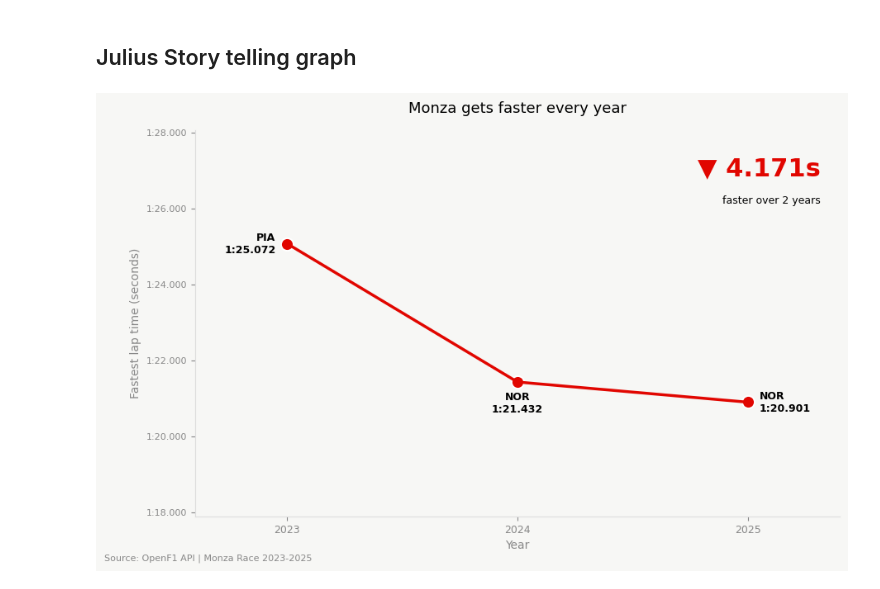
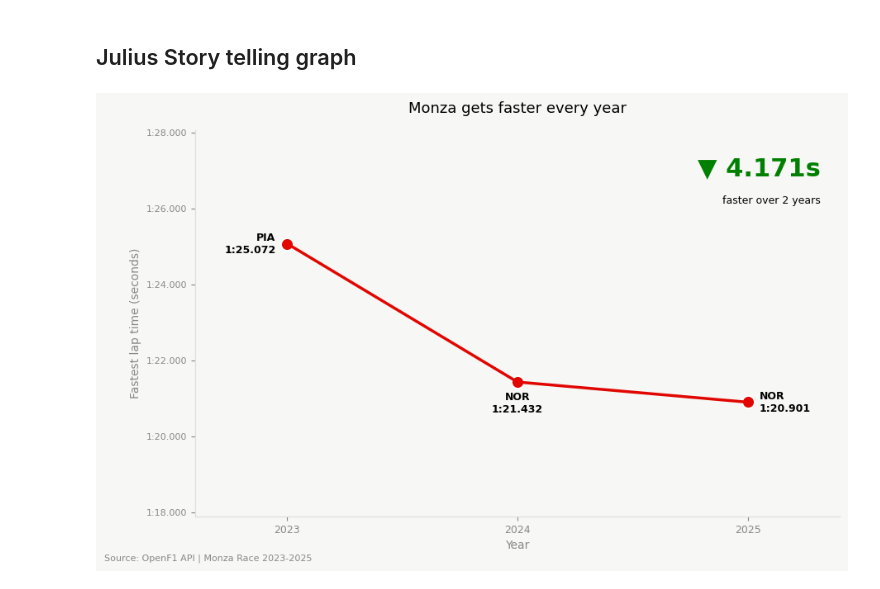
Before and after one commit to Skoga02/f1_data_visualization, a Jupyter notebook: eda_notebooks/julius_eda.ipynb, the cells around one changed output. Saved outputs shown, nothing was run; the diff lists cells and outputs as text; code cells hidden in the pictures.

Commit message:
changed color

```diff
--- a/eda_notebooks/julius_eda.ipynb
+++ b/eda_notebooks/julius_eda.ipynb
@@ -552,7 +552,7 @@ for idx, (_, row) in enumerate(yearly_fastest.iterrows()):
         ax.text(row["year"] - 0.05, row["fastest_lap"], label,
                 ha="right", va="center", fontsize=9, fontweight="bold")
     elif idx == n - 1:
-        # Flyttad närmare punkten
+
         ax.text(row["year"] + 0.05, row["fastest_lap"], label,
                 ha="left", va="center", fontsize=9, fontweight="bold")
     else:
@@ -562,7 +562,7 @@ for idx, (_, row) in enumerate(yearly_fastest.iterrows()):
 diff = yearly_fastest["fastest_lap"].iloc[0] - yearly_fastest["fastest_lap"].iloc[-1]
 
 ax.text(0.97, 0.93, f"▼ {diff:.3f}s", transform=ax.transAxes,
-        color="#E10600", fontsize=22, fontweight="bold", ha="right", va="top")
+        color="green", fontsize=22, fontweight="bold", ha="right", va="top")
 
 ax.text(0.97, 0.83, f"faster over {n - 1} years", transform=ax.transAxes,
         color="black", fontsize=9, ha="right", va="top")
@@ -573,31 +573,31 @@ ax.set_xlabel("Year", color="#888888")
 ax.set_ylabel("Fastest lap time (seconds)", color="#888888")
 ax.set_xticks(yearly_fastest["year"])
 
 # Årtal samma färg som y-axelns tider
 ax.tick_params(axis="x", colors="#888888", labelsize=9)
 ax.tick_params(axis="y", colors="#888888", labelsize=8)
 
 ax.yaxis.set_major_formatter(FuncFormatter(
     lambda t, _: format_laptime(t) if t > 60 else f"{t:.1f}"
 ))
 
 ax.spines["top"].set_visible(False)
 ax.spines["right"].set_visible(False)
 ax.spines["bottom"].set_color("#dddddd")
 ax.spines["left"].set_color("#dddddd")
 ax.set_ylim(yearly_fastest["fastest_lap"].min() - 3,
             yearly_fastest["fastest_lap"].max() + 3)
 
 # Sista punktens label behöver lite extra högermarginall
 ax.set_xlim(yearly_fastest["year"].min() - 0.4,
             yearly_fastest["year"].max() + 0.4)
 
 fig.text(0.01, 0.01, "Source: OpenF1 API | Monza Race 2023-2025",
          color="#888888", fontsize=8)
 
 fig.subplots_adjust(left=0.12, right=0.90, top=0.88, bottom=0.1)
 plt.savefig("output/storytelling_yearly_trend.png", dpi=150,
             bbox_inches="tight", facecolor="#f7f7f5")
 plt.show()
 # %% [output]
-[figure, old version]
+[figure, new version]
```
Also changed, not shown: 1 other file.
